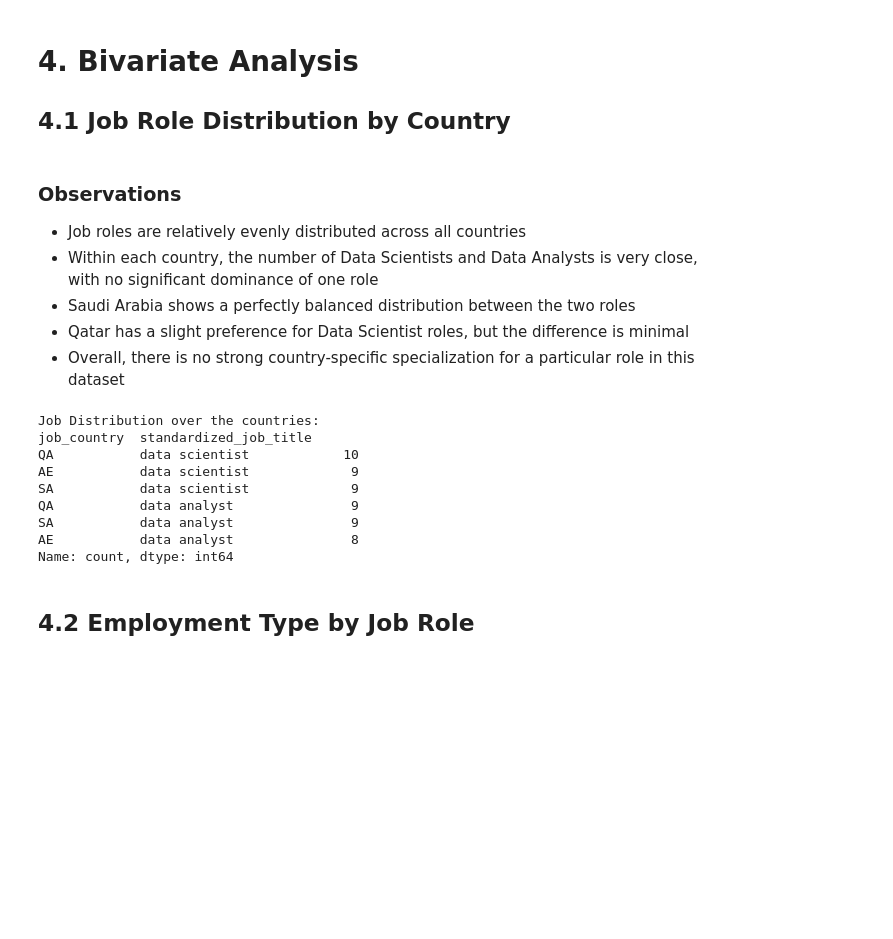
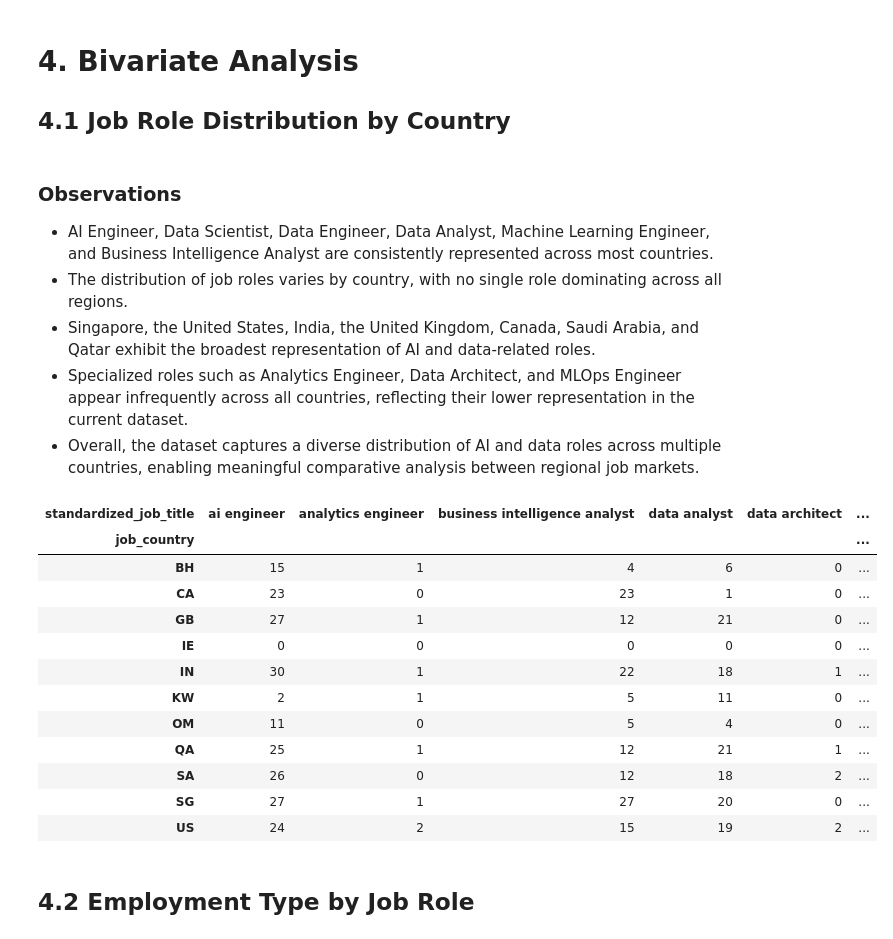
Before and after one commit to AntonioJabbour/job_market_inteligence, a Jupyter notebook: notebooks/01_initial_eda.ipynb, the cells around one changed output. Cells and saved outputs as stored; diff of their text form; code cells hidden in the pictures; blank space fills up the shorter version.

```diff
--- a/notebooks/01_initial_eda.ipynb
+++ b/notebooks/01_initial_eda.ipynb
@@ -293,24 +328,32 @@ Name: job_description, dtype: str
 # %% [markdown]
 ### Observations
 
-- Job roles are relatively evenly distributed across all countries
-- Within each country, the number of Data Scientists and Data Analysts is very close, with no significant dominance of one role
-- Saudi Arabia shows a perfectly balanced distribution between the two roles
-- Qatar has a slight preference for Data Scientist roles, but the difference is minimal
-- Overall, there is no strong country-specific specialization for a particular role in this dataset
+- AI Engineer, Data Scientist, Data Engineer, Data Analyst, Machine Learning Engineer, and Business Intelligence Analyst are consistently represented across most countries.
+- The distribution of job roles varies by country, with no single role dominating across all regions.
+- Singapore, the United States, India, the United Kingdom, Canada, Saudi Arabia, and Qatar exhibit the broadest representation of AI and data-related roles.
+- Specialized roles such as Analytics Engineer, Data Architect, and MLOps Engineer appear infrequently across all countries, reflecting their lower representation in the current dataset.
+- Overall, the dataset captures a diverse distribution of AI and data roles across multiple countries, enabling meaningful comparative analysis between regional job markets.
 # %%
-print("\nJob Distribution over the countries:")
-print(df.groupby('job_country')['standardized_job_title'].value_counts().sort_values(ascending=False))
+job_country_role = pd.crosstab(
+    df['job_country'],
+    df['standardized_job_title']
+)
+
+job_country_role
 # %% [output]
-Job Distribution over the countries:
-job_country  standardized_job_title
-QA           data scientist            10
-AE           data scientist             9
-SA           data scientist             9
-QA           data analyst               9
-SA           data analyst               9
-AE           data analyst               8
-Name: count, dtype: int64
+| standardized_job_title | ai engineer | analytics engineer | business intelligence analyst | data analyst | data architect | ... |
+| job_country |  |  |  |  |  | ... |
+| BH | 15 | 1 | 4 | 6 | 0 | ... |
+| CA | 23 | 0 | 23 | 1 | 0 | ... |
+| GB | 27 | 1 | 12 | 21 | 0 | ... |
+| IE | 0 | 0 | 0 | 0 | 0 | ... |
+| IN | 30 | 1 | 22 | 18 | 1 | ... |
+| KW | 2 | 1 | 5 | 11 | 0 | ... |
+| OM | 11 | 0 | 5 | 4 | 0 | ... |
+| QA | 25 | 1 | 12 | 21 | 1 | ... |
+| SA | 26 | 0 | 12 | 18 | 2 | ... |
+| SG | 27 | 1 | 27 | 20 | 0 | ... |
+| US | 24 | 2 | 15 | 19 | 2 | ... |
 # %% [markdown]
 ## 4.2 Employment Type by Job Role
 # %% [markdown]
```
Also changed, not shown: parts of 36 cells of this notebook, 3 other files.
